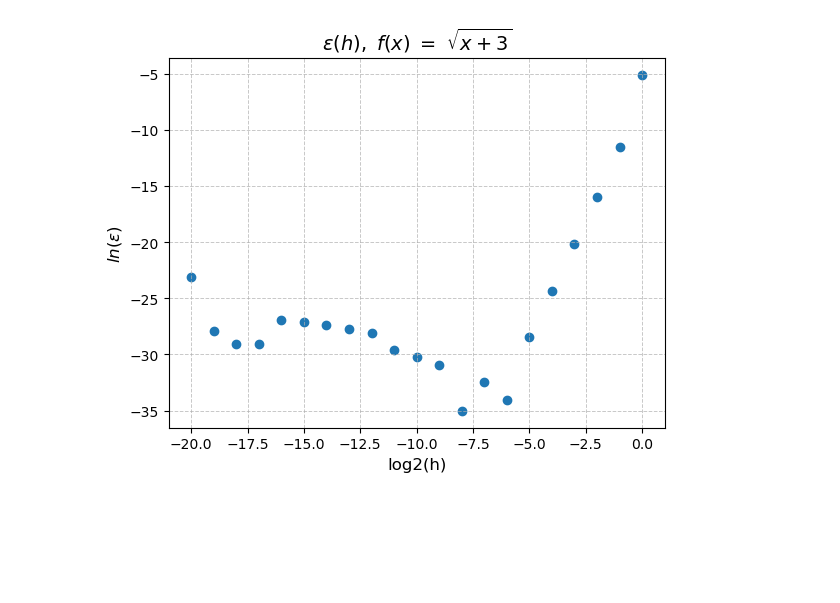
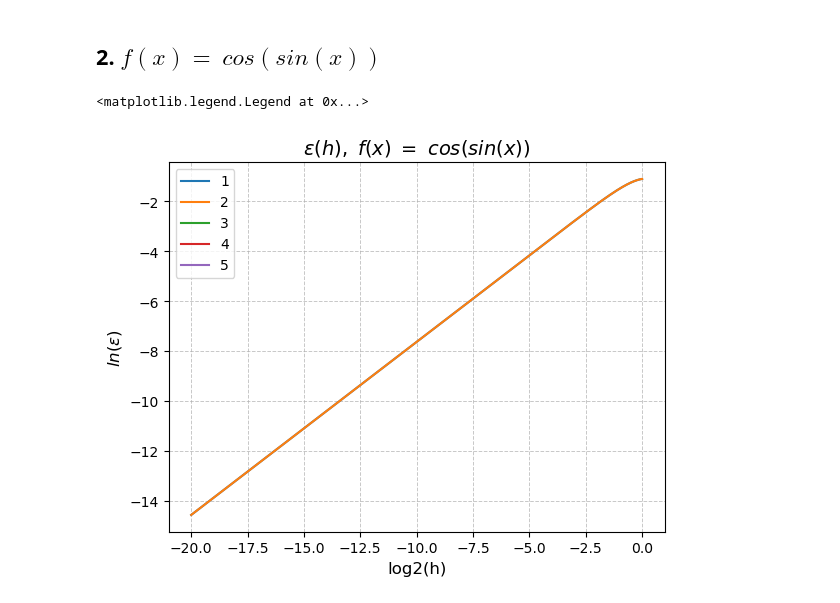
Before and after one commit to UjeNeTORT/wolf, a Jupyter notebook: 1/1.ipynb, the cells around one changed output. Drawn from its saved outputs; the diff is of its cells as text; code cells hidden in the pictures; blank space fills up the shorter version.

```diff
--- a/1/1.ipynb
+++ b/1/1.ipynb
@@ -101,13 +97,24 @@ plt.show()
-# %%
-plt.xlabel("log2(h)", fontsize=12)
-plt.ylabel(r"$ln(\varepsilon)$", fontsize=12)
-
-plt.grid(True, which="both", ls="--", linewidth=0.7, alpha=0.7)
-
-errors_5 = df_errors_dep_on_h(method_5, function_5, derivative_5, h)
-plt.scatter(log_h, [np.log(e) for e in errors_5])
-
-plt.title(r"$\varepsilon(h), ~f(x) ~= ~\sqrt{x+3}$", fontsize=14)
-plt.show()
-# %% [output]
-[figure, removed]
+# %% [markdown]
+## 2. $f(x) = ~cos(sin(x))$
+# %%
+plt.xlabel("log2(h)", fontsize=12)
+plt.ylabel(r"$ln(\varepsilon)$", fontsize=12)
+
+plt.grid(True, which="both", ls="--", linewidth=0.7, alpha=0.7)
+
+errors_1 = df_errors_dep_on_h(method_1, function_2, derivative_2, h)
+plt.plot(log_h, [np.log(e) for e in errors_1], label = "1")
+errors_2 = df_errors_dep_on_h(method_2, function_2, derivative_2, h)
+plt.plot(log_h, [np.log(e) for e in errors_2], label = "2")
+errors_3 = df_errors_dep_on_h(method_3, function_2, derivative_2, h)
+plt.plot(log_h, [np.log(e) for e in errors_3], label = "3")
+errors_4 = df_errors_dep_on_h(method_4, function_2, derivative_2, h)
+plt.plot(log_h, [np.log(e) for e in errors_4], label = "4")
+errors_5 = df_errors_dep_on_h(method_5, function_2, derivative_2, h)
+plt.plot(log_h, [np.log(e) for e in errors_5], label = "5")
+
+plt.title(r"$\varepsilon(h), ~f(x) ~= ~cos(sin(x))$", fontsize=14)
+plt.legend()
+# %% [output]
+<matplotlib.legend.Legend at 0x...>
+[figure, added]
```
Also changed, not shown: parts of 20 cells of this notebook, 10 other files.
